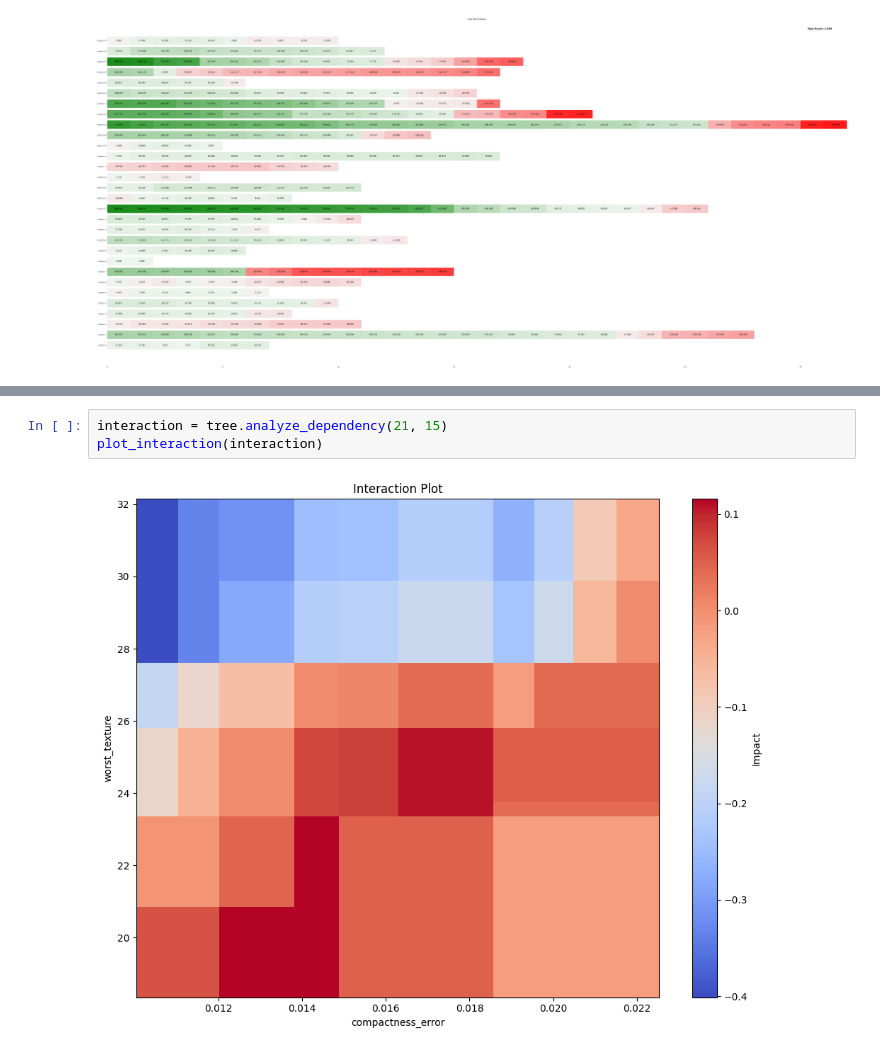
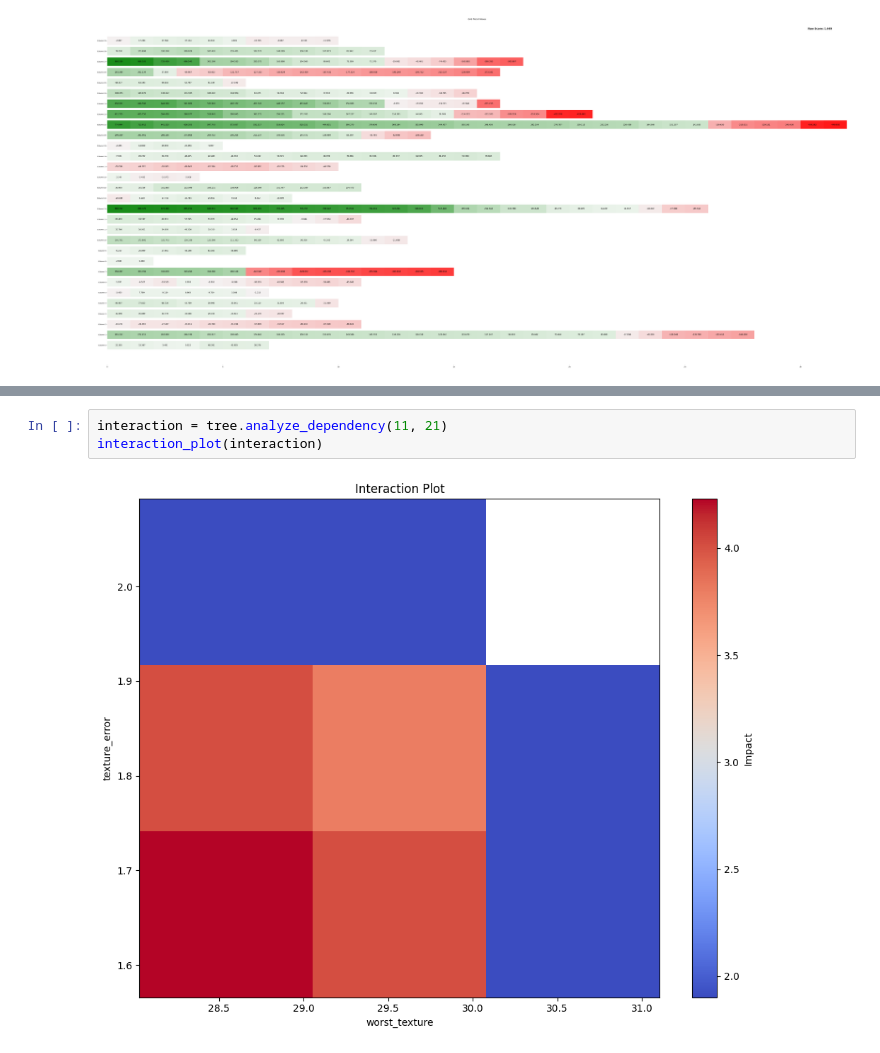
Before and after one commit to sametcopur/treemind, a Jupyter notebook: examples/breast_cancer.ipynb, the cells around one changed output, grey strips where cells are left out. Cells and saved outputs as stored; diff of their text form.

```diff
--- a/deneme.ipynb
+++ b/examples/breast_cancer.ipynb
@@ -63,5 +102,5 @@ plot_feature(df)
 # %%
-interaction = tree.analyze_dependency(21, 15)
-plot_interaction(interaction)
+interaction = tree.analyze_dependency(11, 21)
+interaction_plot(interaction)
 # %% [output]
-[figure, old version]
+[figure, new version]
```
Also changed, not shown: parts of 9 cells of this notebook, 25 other files.
